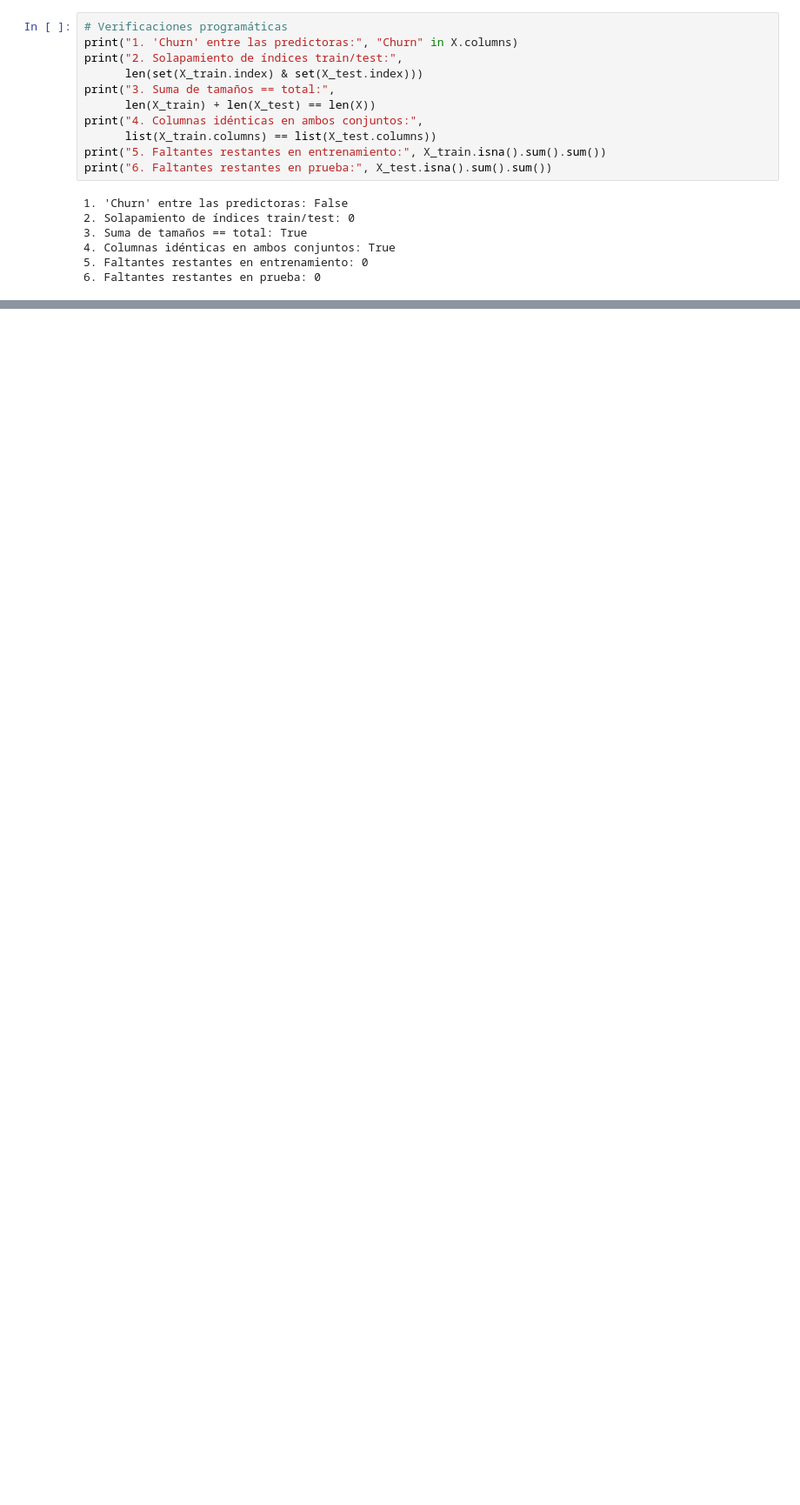
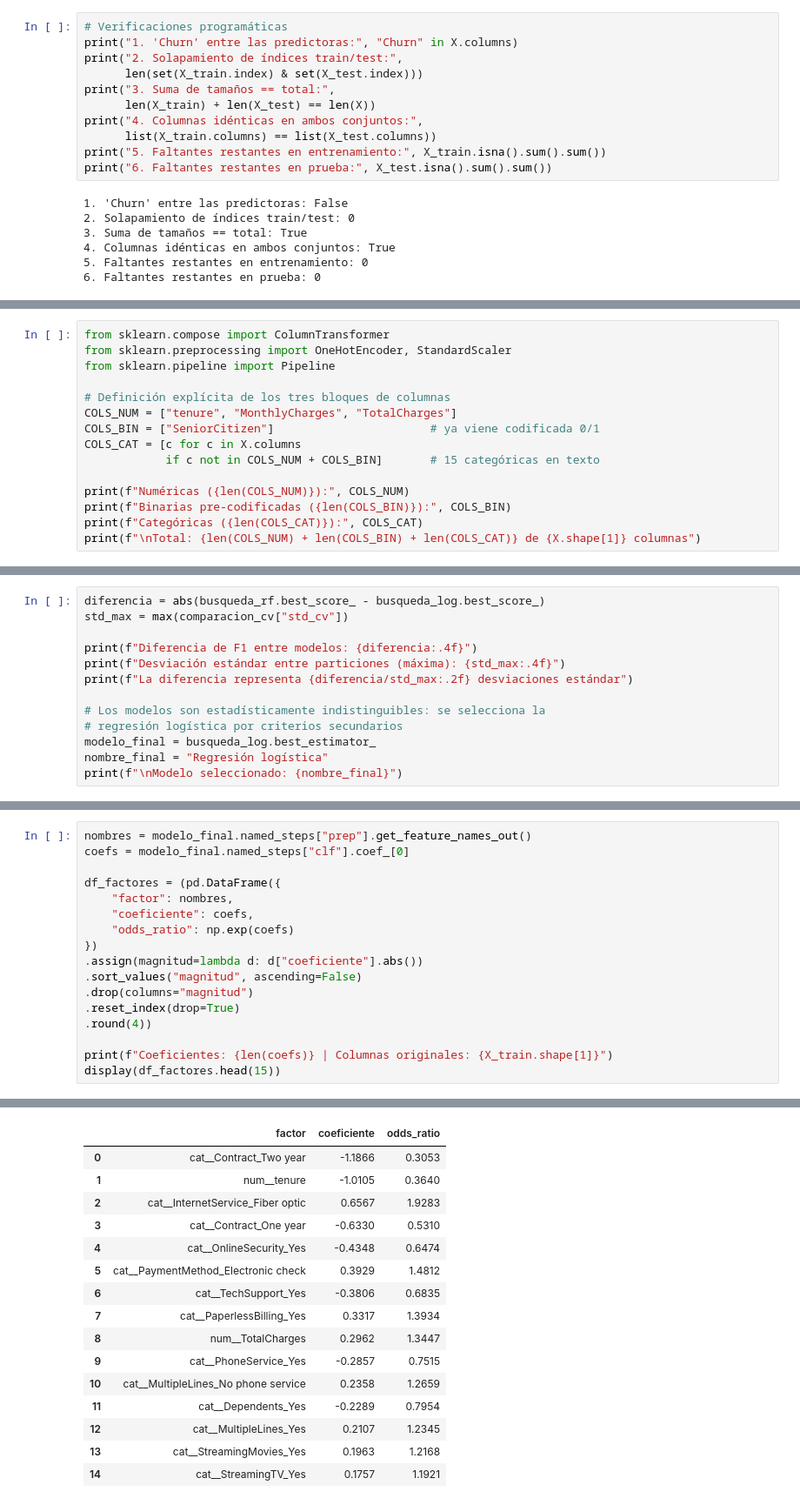
Before and after one commit to Jonathan2311-jp/proyecto-integrador-churn, a Jupyter notebook: fase-1/notebook.ipynb, the cells around one changed output, grey strips where cells are left out. Shown at 87% size. Cells and saved outputs as stored; diff of their text form; blank space fills up the shorter version.

Commit message:
Completa notebook con modelo base, modelo predictivo, evaluacion, interpretacion y almacenamiento

```diff
--- a/fase-1/notebook.ipynb
+++ b/fase-1/notebook.ipynb
@@ -830,0 +918,15 @@ print("6. Faltantes restantes en prueba:", X_test.isna().sum().sum())
+# %%
+from sklearn.compose import ColumnTransformer
+from sklearn.preprocessing import OneHotEncoder, StandardScaler
+from sklearn.pipeline import Pipeline
+
+# Definición explícita de los tres bloques de columnas
+COLS_NUM = ["tenure", "MonthlyCharges", "TotalCharges"]
+COLS_BIN = ["SeniorCitizen"]                       # ya viene codificada 0/1
+COLS_CAT = [c for c in X.columns
+            if c not in COLS_NUM + COLS_BIN]       # 15 categóricas en texto
+
+print(f"Numéricas ({len(COLS_NUM)}):", COLS_NUM)
+print(f"Binarias pre-codificadas ({len(COLS_BIN)}):", COLS_BIN)
+print(f"Categóricas ({len(COLS_CAT)}):", COLS_CAT)
+print(f"\nTotal: {len(COLS_NUM) + len(COLS_BIN) + len(COLS_CAT)} de {X.shape[1]} columnas")
@@ -830,0 +1137,13 @@ print("6. Faltantes restantes en prueba:", X_test.isna().sum().sum())
+# %%
+diferencia = abs(busqueda_rf.best_score_ - busqueda_log.best_score_)
+std_max = max(comparacion_cv["std_cv"])
+
+print(f"Diferencia de F1 entre modelos: {diferencia:.4f}")
+print(f"Desviación estándar entre particiones (máxima): {std_max:.4f}")
+print(f"La diferencia representa {diferencia/std_max:.2f} desviaciones estándar")
+
+# Los modelos son estadísticamente indistinguibles: se selecciona la
+# regresión logística por criterios secundarios
+modelo_final = busqueda_log.best_estimator_
+nombre_final = "Regresión logística"
+print(f"\nModelo seleccionado: {nombre_final}")
@@ -830,0 +1417,18 @@ print("6. Faltantes restantes en prueba:", X_test.isna().sum().sum())
+# %%
+nombres = modelo_final.named_steps["prep"].get_feature_names_out()
+coefs = modelo_final.named_steps["clf"].coef_[0]
+
+df_factores = (pd.DataFrame({
+    "factor": nombres,
+    "coeficiente": coefs,
+    "odds_ratio": np.exp(coefs)
+})
+.assign(magnitud=lambda d: d["coeficiente"].abs())
+.sort_values("magnitud", ascending=False)
+.drop(columns="magnitud")
+.reset_index(drop=True)
+.round(4))
+
+print(f"Coeficientes: {len(coefs)} | Columnas originales: {X_train.shape[1]}")
+display(df_factores.head(15))
+# %% [output]
@@ -830,0 +1436,16 @@ print("6. Faltantes restantes en prueba:", X_test.isna().sum().sum())
+|  | factor | coeficiente | odds_ratio |
+| 0 | cat__Contract_Two year | -1.1866 | 0.3053 |
+| 1 | num__tenure | -1.0105 | 0.3640 |
+| 2 | cat__InternetService_Fiber optic | 0.6567 | 1.9283 |
+| 3 | cat__Contract_One year | -0.6330 | 0.5310 |
+| 4 | cat__OnlineSecurity_Yes | -0.4348 | 0.6474 |
+| 5 | cat__PaymentMethod_Electronic check | 0.3929 | 1.4812 |
+| 6 | cat__TechSupport_Yes | -0.3806 | 0.6835 |
+| 7 | cat__PaperlessBilling_Yes | 0.3317 | 1.3934 |
+| 8 | num__TotalCharges | 0.2962 | 1.3447 |
+| 9 | cat__PhoneService_Yes | -0.2857 | 0.7515 |
+| 10 | cat__MultipleLines_No phone service | 0.2358 | 1.2659 |
+| 11 | cat__Dependents_Yes | -0.2289 | 0.7954 |
+| 12 | cat__MultipleLines_Yes | 0.2107 | 1.2345 |
+| 13 | cat__StreamingMovies_Yes | 0.1963 | 1.2168 |
+| 14 | cat__StreamingTV_Yes | 0.1757 | 1.1921 |
```
Also changed, not shown: parts of 45 cells of this notebook.
